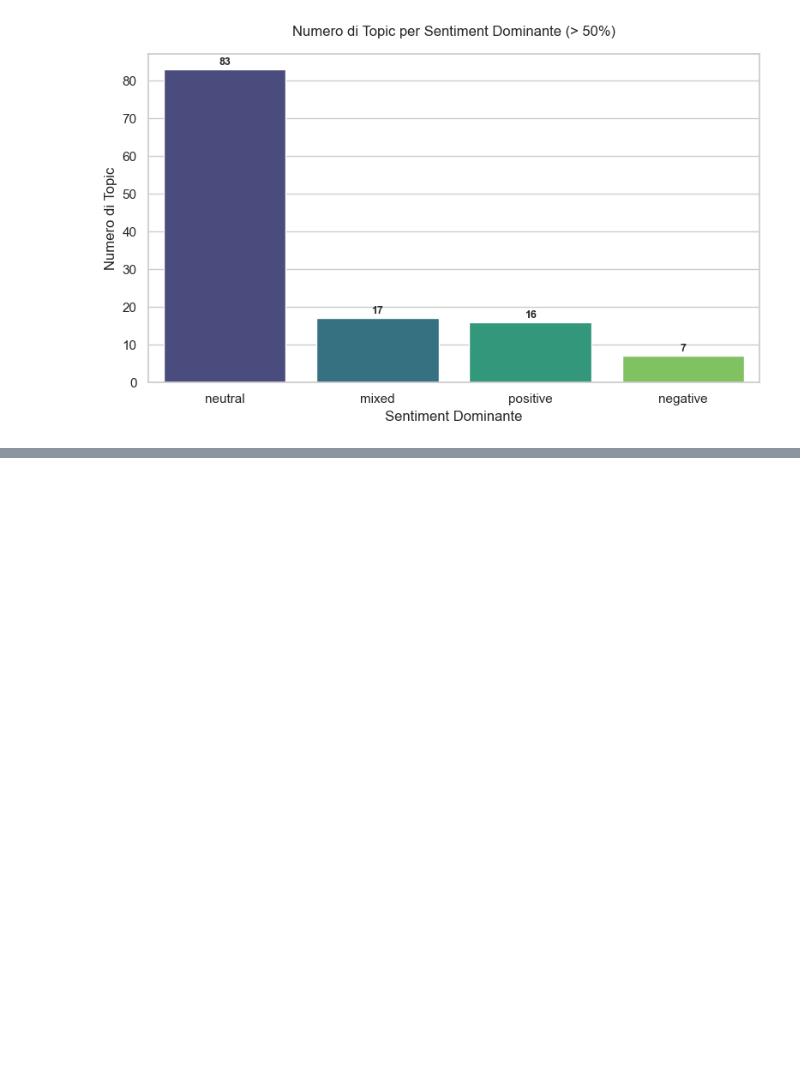
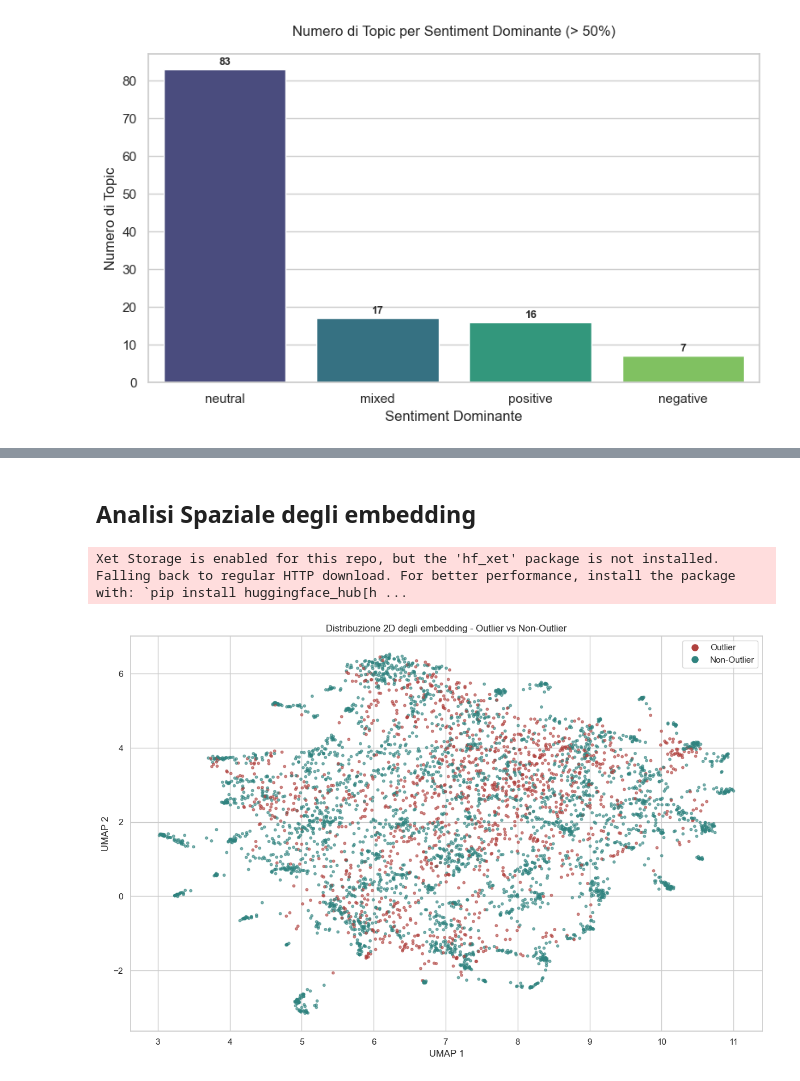
Before and after one commit to IreneGaita/FinSent, a Jupyter notebook: airflow/notebooks/topic_analysis.ipynb, the cells around one changed output, grey strips where cells are left out. Cells and saved outputs as stored; diff of their text form; code cells hidden in the pictures; blank space fills up the shorter version.

```diff
--- a/airflow/notebooks/topic_analysis.ipynb
+++ b/airflow/notebooks/topic_analysis.ipynb
@@ -179,0 +310,35 @@ plt.show()
+# %% [markdown]
+## Analisi Spaziale degli embedding
+# %%
+# Preprocessing testi
+documents = df['cleaned_text'].astype(str).tolist()
+
+embedding_model = SentenceTransformer("all-MiniLM-L6-v2")
+embeddings = embedding_model.encode(documents, show_progress_bar=True)
+# %% [output]
+Xet Storage is enabled for this repo, but the 'hf_xet' package is not installed. Falling back to regular HTTP download. For better performance, install the package with: `pip install huggingface_hub[h ...
+# %%
+# Riduzione dimensionale a 2D
+umap_model = UMAP(n_neighbors=15, n_components=2, metric='cosine', random_state=42)
+embeddings_2d = umap_model.fit_transform(embeddings)
+
+# Crea un DataFrame con le coordinate UMAP e info sul topic
+df_embed = pd.DataFrame(embeddings_2d, columns=["x", "y"])
+df_embed["Topic"] = df["Topic"].values
+df_embed["Outlier"] = df_embed["Topic"] == -1
+
+plt.figure(figsize=(12, 8))
+colors = df_embed["Outlier"].map({True: "#b0413e", False: "#2f837f"})
+
+plt.scatter(df_embed["x"], df_embed["y"], c=colors, alpha=0.6, s=10)
+plt.title("Distribuzione 2D degli embedding - Outlier vs Non-Outlier")
+plt.xlabel("UMAP 1")
+plt.ylabel("UMAP 2")
+plt.legend(handles=[
+    plt.Line2D([0], [0], marker='o', color='w', label='Outlier', markerfacecolor='#b0413e', markersize=10),
+    plt.Line2D([0], [0], marker='o', color='w', label='Non-Outlier', markerfacecolor='#2f837f', markersize=10)
+])
+plt.tight_layout()
+plt.show()
+# %% [output]
+[figure, added]
```
Also changed, not shown: parts of 18 cells of this notebook.
